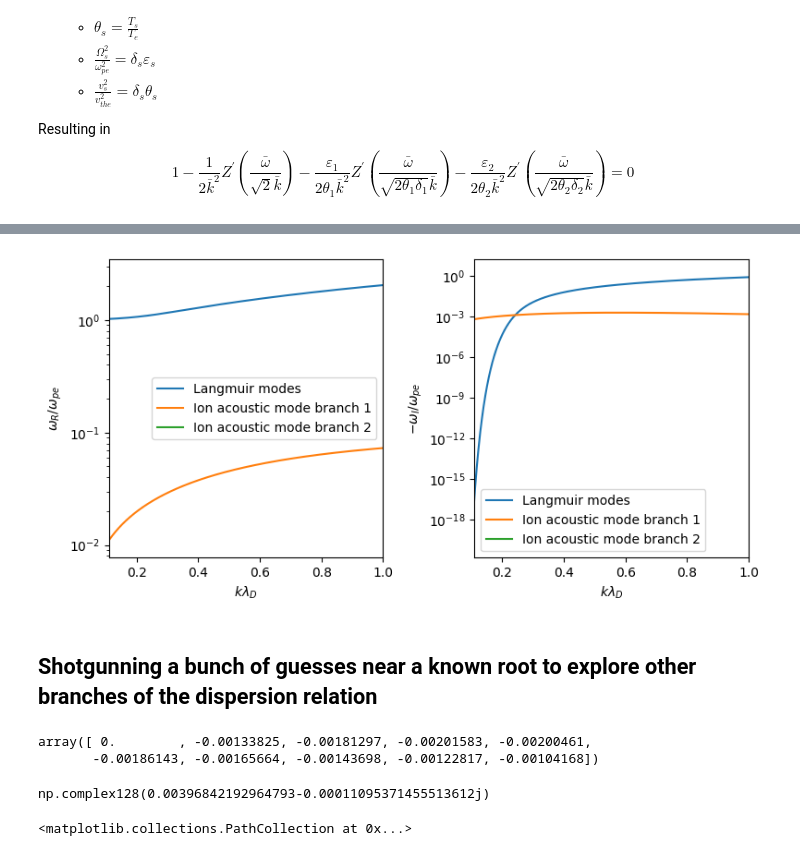
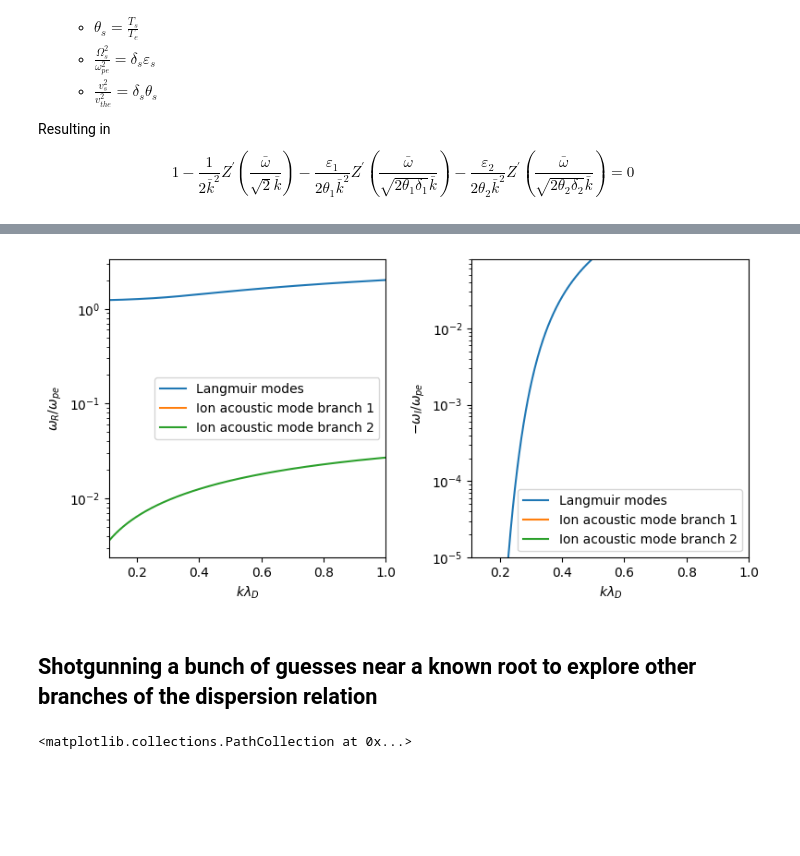
Before and after one commit to mattketk/brillouin-multispecies, a Jupyter notebook: DispersionSolver.ipynb, the cells around one changed output, grey strips where cells are left out. Drawn from its saved outputs; the diff is of its cells as text; code cells hidden in the pictures; blank space fills up the shorter version.

```diff
--- a/DispersionSolver.ipynb
+++ b/DispersionSolver.ipynb
@@ -32,12 +33,12 @@ $$1 - \frac{1}{2 \bar{k}^2} Z^\prime \left( \frac{\bar{\omega}}{\sqrt{2} \bar{k}
 kbkb = np.linspace(0.1, 1.5, 1000)
 wbwb = np.zeros_like(kbkb)
 
-d1 = 1/100
-d2 = 1/200
-e1 = 1.
-e2 = 0.00
+d1 = 1/50
+d2 = 1/500
+e1 = 0.01
+e2 = 0.99
 th1 = 0.01 # T1/Te
-th2 = 0.1
+th2 = 0.01
 # %%
 Wr_1ion_ub = np.zeros(len(kbkb))
 Wi_1ion_ub = np.zeros(len(kbkb))
@@ -131,28 +207,33 @@ for i in range(len(kbkb)-1, 0, -1):
 # %%
 fig, (ax_r, ax_i) = plt.subplots(1, 2, figsize=(8,4))
 ax_r.plot(kbkb, np.real(w_2ion_ub), label='Langmuir modes')
 ax_r.plot(kbkb, np.real(w_2ion_lb1), label='Ion acoustic mode branch 1')
 ax_r.plot(kbkb, np.real(w_2ion_lb2), label='Ion acoustic mode branch 2')
 ax_r.set_xlabel(r'$k\lambda_D$')
 ax_r.set_ylabel(r'$\omega_R / \omega_{pe}$')
 ax_r.set_yscale('log')
 ax_r.set_xlim([0.11, 1.])
 ax_r.legend()
 # plt.savefig('/home/mattketk/rotw/figures/two_ion_dispersion_real.png', dpi=200)
 
 ax_i.plot(kbkb, -np.imag(w_2ion_ub), label='Langmuir modes')
 ax_i.plot(kbkb, -np.imag(w_2ion_lb1), label='Ion acoustic mode branch 1')
 ax_i.plot(kbkb, np.imag(w_2ion_lb2), label='Ion acoustic mode branch 2')
+# ax_i.errorbar(klD, -wi, yerr=wi_stdev, fmt='o', ms=4, label='Simulation results e1')
+# ax_i.errorbar(klD_n1, -wi_n1, yerr=wi_stdev_n1, fmt='o', ms=4, label='Simulation results n1')
 ax_i.set_xlabel(r'$k\lambda_D$')
 ax_i.set_ylabel(r'$-\omega_I / \omega_{pe}$')
 ax_i.set_yscale('log')
 ax_i.set_xlim([0.11, 1.])
+ax_i.set_ylim([1e-5, 1.])
+ax_i.set_ylim([1e-5, 8e-2])
 ax_i.legend()
 
 fig.tight_layout()
+# fig.savefig('/home/mattketk/rotw/figures/theory-sim_damping-agreement.png', dpi=200)
 
-np.save('/home/mattketk/rotw/data/kbkb.npy', kbkb)
-np.save('/home/mattketk/rotw/data/w_2ion_ub.npy', w_2ion_ub)
-np.save('/home/mattketk/rotw/data/w_2ion_lb1.npy', w_2ion_lb1)
+# np.save('/home/mattketk/rotw/data/kbkb.npy', kbkb)
+# np.save('/home/mattketk/rotw/data/w_2ion_ub.npy', w_2ion_ub)
+# np.save('/home/mattketk/rotw/data/w_2ion_lb1.npy', w_2ion_lb1)
 # %% [output]
-[figure, old version]
+[figure, new version]
@@ -159,14 +242,5 @@ np.save('/home/mattketk/rotw/data/w_2ion_lb1.npy', w_2ion_lb1)
 # %% [markdown]
 ## Shotgunning a bunch of guesses near a known root to explore other branches of the dispersion relation
-# %%
-np.imag(w_2ion_lb1)[::len(w_2ion_lb1)//10]
-# %% [output]
-array([ 0.        , -0.00133825, -0.00181297, -0.00201583, -0.00200461,
-       -0.00186143, -0.00165664, -0.00143698, -0.00122817, -0.00104168])
-# %%
-root
-# %% [output]
-np.complex128(0.00396842192964793-0.00011095371455513612j)
 # %%
 real_width = 5e-3
 imag_width = 5e-2
```
Also changed, not shown: parts of 8 cells of this notebook.
